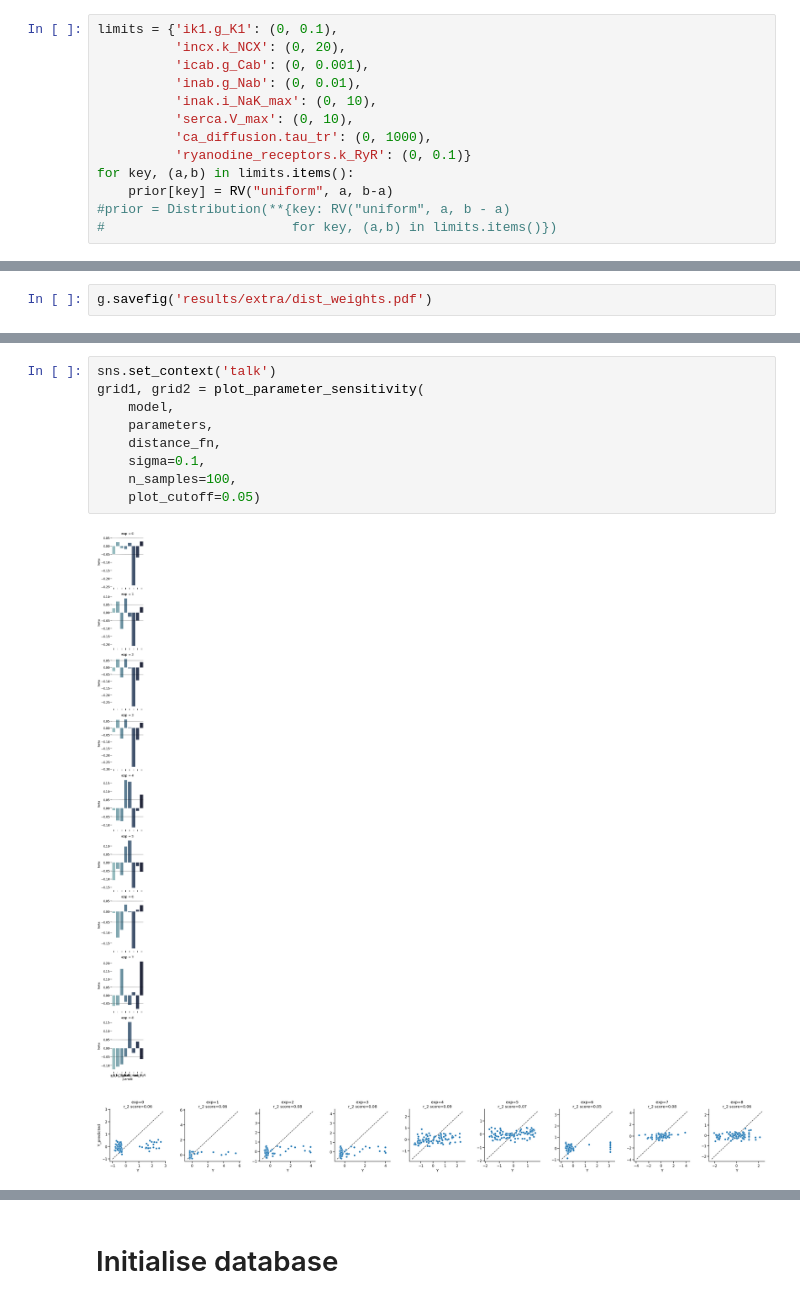
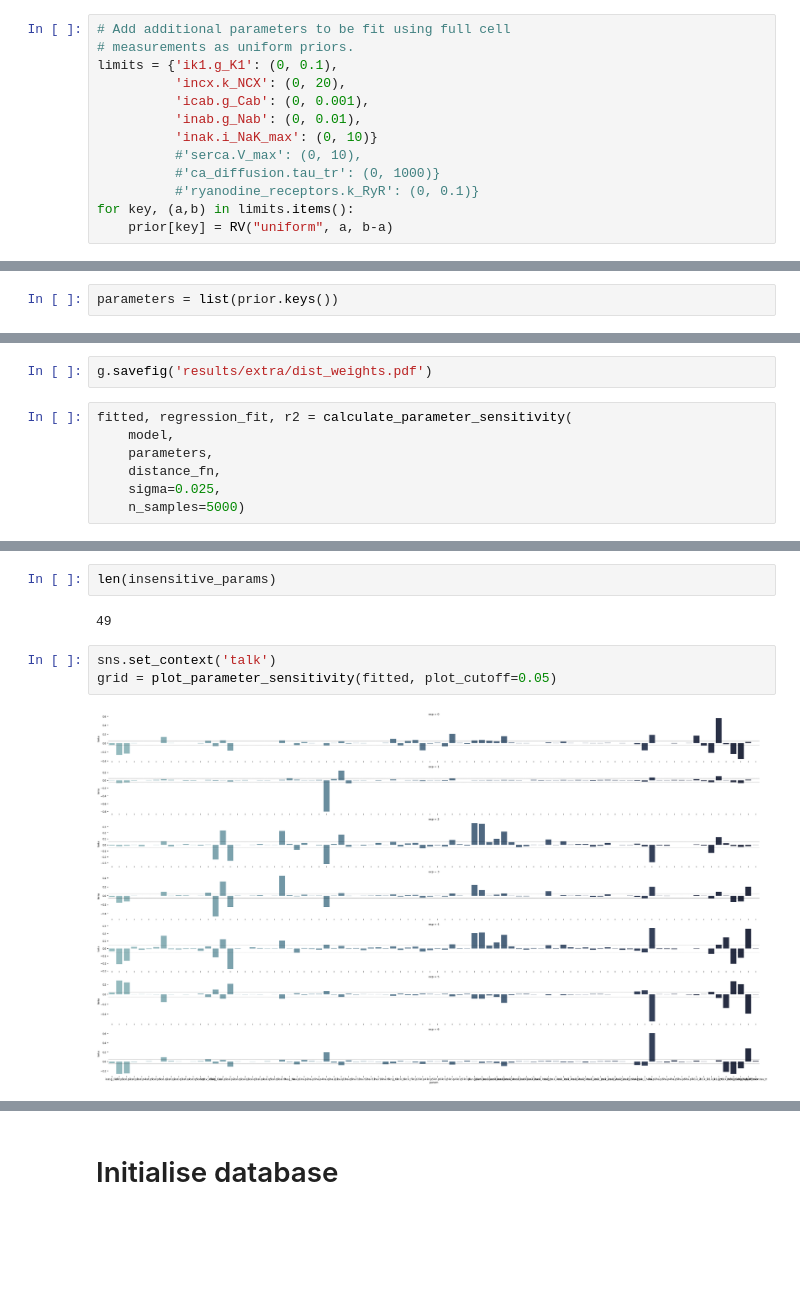
Before and after one commit to charleshouston/ion-channel-ABC, a Jupyter notebook: docs/examples/hl-1_extra-fullABC.ipynb, the cells around one changed output, grey strips where cells are left out. Drawn from its saved outputs; the diff is of its cells as text; blank space fills up the shorter version.

```diff
--- a/docs/examples/hl-1_extra-fullABC.ipynb
+++ b/docs/examples/hl-1_extra-fullABC.ipynb
@@ -141,15 +118,15 @@ measurements
 for k, _ in exp.items():
     exp[k] = k
 # %%
+# Add additional parameters to be fit using full cell
+# measurements as uniform priors.
 limits = {'ik1.g_K1': (0, 0.1),
           'incx.k_NCX': (0, 20),
           'icab.g_Cab': (0, 0.001),
           'inab.g_Nab': (0, 0.01),
-          'inak.i_NaK_max': (0, 10),
-          'serca.V_max': (0, 10),
-          'ca_diffusion.tau_tr': (0, 1000),
-          'ryanodine_receptors.k_RyR': (0, 0.1)}
+          'inak.i_NaK_max': (0, 10)}
+          #'serca.V_max': (0, 10),
+          #'ca_diffusion.tau_tr': (0, 1000)}
+          #'ryanodine_receptors.k_RyR': (0, 0.1)}
 for key, (a,b) in limits.items():
     prior[key] = RV("uniform", a, b-a)
-#prior = Distribution(**{key: RV("uniform", a, b - a)
-#                        for key, (a,b) in limits.items()})
@@ -162,3 +141,5 @@ parameters = [k for k in limits.keys()]
+# %%
+parameters = list(prior.keys())
 # %%
 distance_fn=IonChannelDistance(
     obs=obs,
@@ -177,2 +158,9 @@ print(distance_fn.w)
 # %%
 g.savefig('results/extra/dist_weights.pdf')
+# %%
+fitted, regression_fit, r2 = calculate_parameter_sensitivity(
+    model,
+    parameters,
+    distance_fn,
+    sigma=0.025,
+    n_samples=5000)
@@ -179,12 +186,9 @@ g.savefig('results/extra/dist_weights.pdf')
+# %%
+len(insensitive_params)
+# %% [output]
+49
 # %%
 sns.set_context('talk')
-grid1, grid2 = plot_parameter_sensitivity(
-    model,
-    parameters,
-    distance_fn,
-    sigma=0.1,
-    n_samples=100,
-    plot_cutoff=0.05)
+grid = plot_parameter_sensitivity(fitted, plot_cutoff=0.05)
 # %% [output]
-[figure, old version]
+[figure, new version]
-[figure, removed]
```
Also changed, not shown: parts of 53 cells of this notebook, 2 other files.
